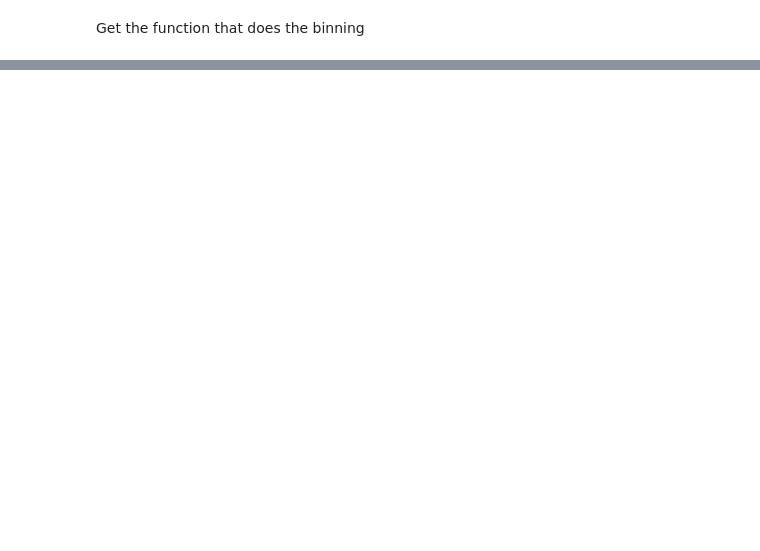
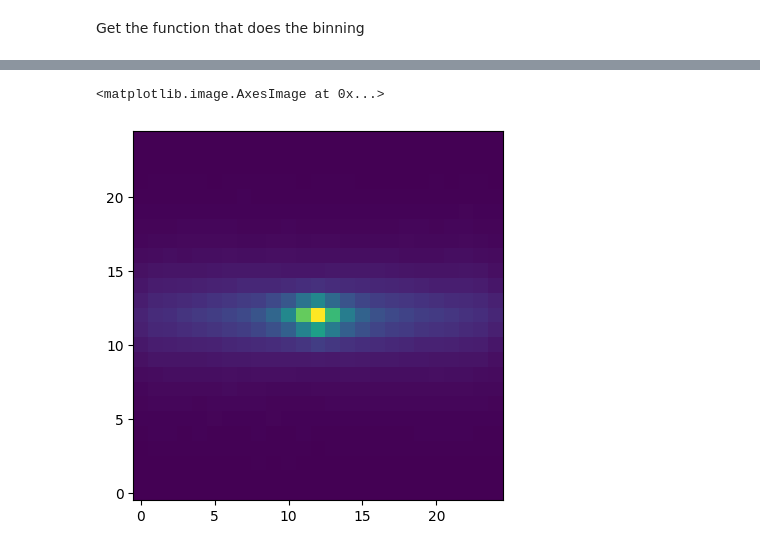
Before and after one commit to ufuk-cakir/rubix, a Jupyter notebook: notebooks/rubix_pipeline.ipynb, the cells around one changed output, grey strips where cells are left out. Drawn from its saved outputs; the diff is of its cells as text; code cells hidden in the pictures; blank space fills up the shorter version.

```diff
--- a/notebooks/rubix_pipeline.ipynb
+++ b/notebooks/rubix_pipeline.ipynb
@@ -97,0 +294,12 @@ plt.imshow(image, cmap="viridis")
+# %%
+from rubix.core.psf import get_convolve_psf
+convolve_psf = get_convolve_psf(config)
+
+rubixdata = convolve_psf(rubixdata)
+# %%
+datacube = rubixdata.stars.datacube
+img = datacube.sum(axis=2)
+plt.imshow(img, origin="lower")
+# %% [output]
+<matplotlib.image.AxesImage at 0x...>
+[figure, added]
```
Also changed, not shown: parts of 23 cells of this notebook, 13 other files.
